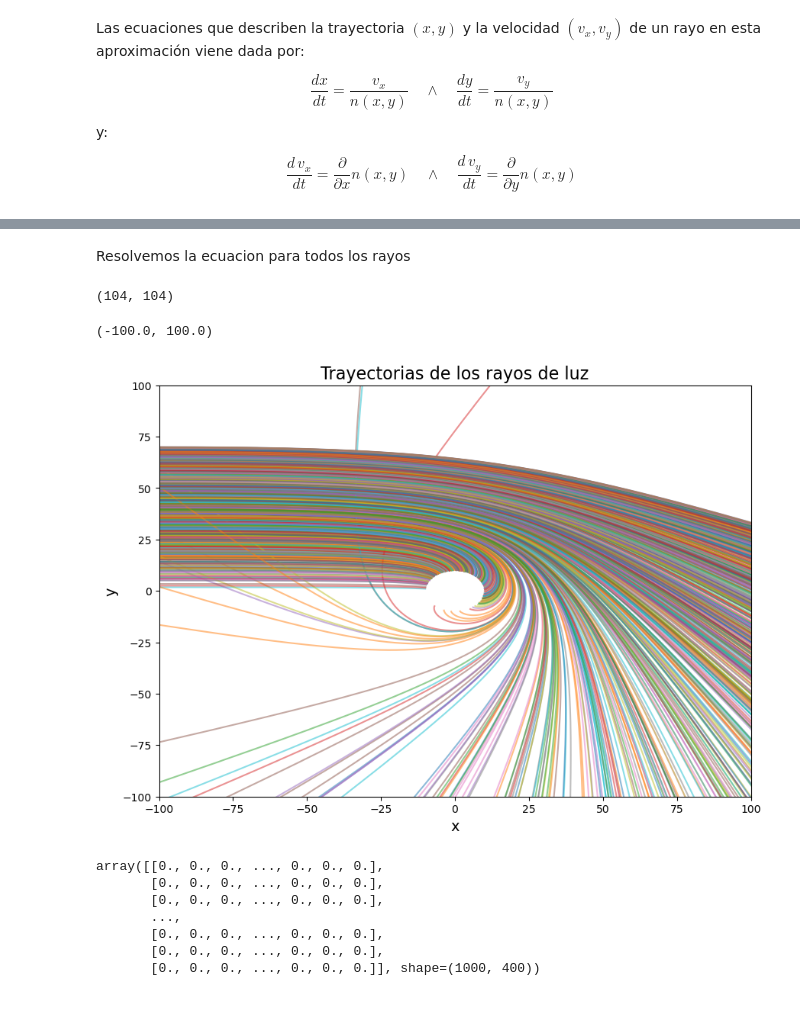
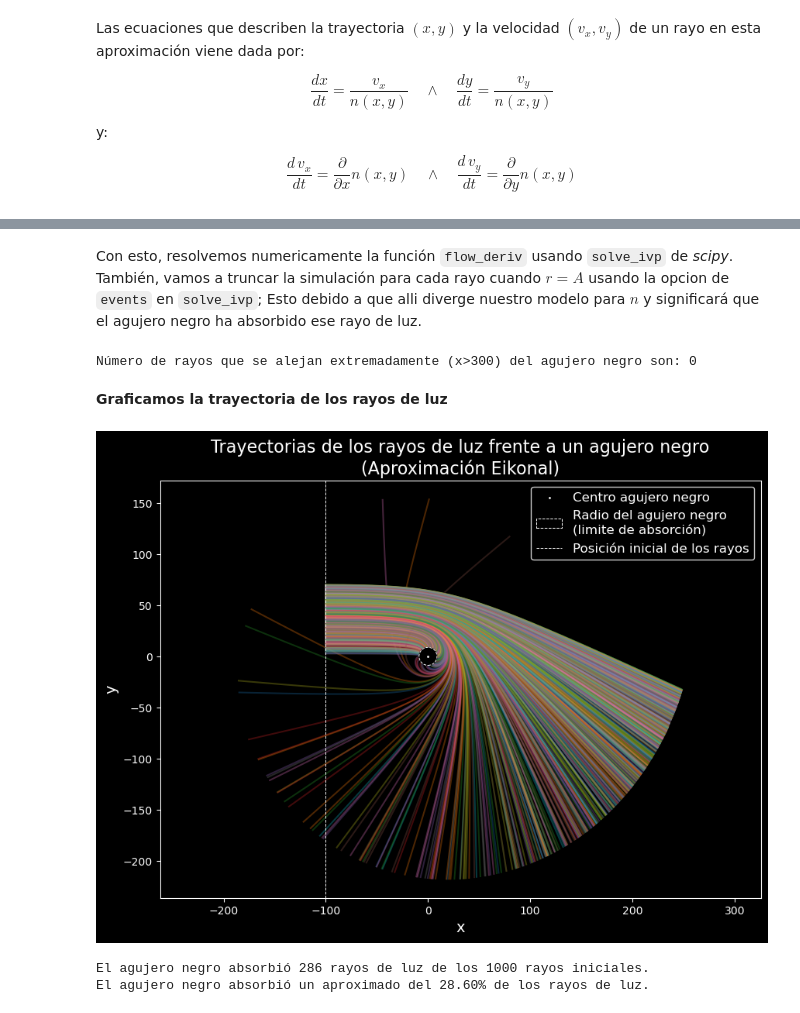
Before and after one commit to davidprez83/Ray_tracing_simulation, a Jupyter notebook: Proyecto_1.ipynb, the cells around one changed output, grey strips where cells are left out. Drawn from its saved outputs; the diff is of its cells as text; code cells hidden in the pictures.

```diff
--- a/Proyecto_1.ipynb
+++ b/Proyecto_1.ipynb
@@ -24,16 +43,16 @@ $$
 \frac{d\, v_x}{dt} = \frac{\partial }{\partial x} n(x, y) \quad \wedge \quad \frac{d\,v_y}{dt} = \frac{\partial}{\partial y} n(x, y)
 $$
 # %%
-# definimos las ecuaciones diferenciales de la trayectoria de la luz
+# definimos las ecuaciones diferenciales que modelan la trayectoria de la luz
 
 def refindex(x, y, A=10):
     eps = 1e-5
 
-    r = np.sqrt(x**2 + y**2)
+    r = rf(x, y)
 
-    n = 1 / (1 - A / (r + eps))
+    n = nf(x, y, A, eps)
 
-    fac = np.abs(1 - 9 * (A / r)**2 / 8)
+    fac = corrf(x, y, A)
 
     nx = -fac * n**2 * A * x / (r + eps)**3
     ny = -fac * n**2 * A * y / (r + eps)**3
@@ -70,5 +91,5 @@ z = rs * np.sin(theta)
 x = np.zeros(N)  # eje x
 
 # lo convertimos a coordenadas cilindricas
-r = np.sqrt(x**2 + y**2 + z**2)
+rs = np.sqrt(x**2 + y**2 + z**2)
 theta = np.arctan2(y, x)
@@ -100,11 +136,12 @@ tspan = [0, 400]
 
 # array detiempo con paso 1
 ts = np.arange(0, 400, 1)
-# %% [markdown]
-Resolvemos la ecuacion para todos los rayos
+# %% [markdown]
+Con esto, resolvemos numericamente la función `flow_deriv` usando `solve_ivp` de *scipy*. También, vamos a truncar la simulación para cada rayo cuando $r = A$ usando la opcion de `events` en `solve_ivp`; Esto debido a que alli diverge nuestro modelo para $n$ y significará que el agujero negro ha absorbido ese rayo de luz.
 # %%
 xs = []
 ys = []
+eventos = []
 
 def event_horizon(t, state):
     x, y, vx, vy = state
@@ -126,33 +163,48 @@ for i in range(N):
 
     xs.append(sol.y[0])
     ys.append(sol.y[1])
+    eventos.append(sol.t_events[0][0] if sol.t_events[0].size > 0 else np.nan)  # Guardamos el tiempo del evento o NaN si no ocurrió
+
+comprobacion_ext = np.zeros(N, dtype=bool)
+for i in range(N):
+    comprobacion_ext[i] = np.max(xs[i]) > 300
+
+print("Número de rayos que se alejan extremadamente (x>300) del agujero negro son:", np.sum(comprobacion_ext))
+# %% [output]
+Número de rayos que se alejan extremadamente (x>300) del agujero negro son: 0
-# %%
-len(sol.y[0]), len(sol.y[1])
-# %% [output]
-(104, 104)
+# %% [markdown]
+**Graficamos la trayectoria de los rayos de luz**
 # %%
-plt.figure(figsize=(10, 7))
+plt.figure(figsize=(10, 7), facecolor='black')
+
+
+ax = plt.gca()
+ax.set_facecolor('black')
+ax.tick_params(colors='white')
+for spine in ax.spines.values():
+    spine.set_color('white')
+ax.set_aspect('equal', adjustable='box')
+
+plt.scatter(0, 0, s=1, c='white', marker='o',
+            label='Centro agujero negro', zorder=5)
+
+circulo = plt.Circle((0, 0), 8.8, color='white', label='Radio del agujero negro\n(limite de absorción)',
+                     fill=False, linestyle='--', linewidth=0.7)
+ax.add_patch(circulo)
 
 for i in range(N):
-    plt.plot(xs[i], ys[i], alpha=0.5)
+    plt.plot(xs[i], ys[i], alpha=0.3)
 
-plt.title('Trayectorias de los rayos de luz', fontsize=16)
-plt.xlabel('x', fontsize=14)
-plt.ylabel('y', fontsize=14)
+plt.title('Trayectorias de los rayos de luz frente a un agujero negro\n(Aproximación Eikonal)', fontsize=16, color='white')
+plt.xlabel('x', fontsize=14, color='white')
+plt.ylabel('y', fontsize=14, color='white')
+plt.axvline(-100, color='white', linestyle='--', linewidth=0.7, label='Posición inicial de los rayos')
+plt.tick_params(colors='white')
 plt.xlim(-100, 100)
 plt.ylim(-100, 100)
-plt.savefig('trayectorias.png', dpi=300, bbox_inches='tight')
+plt.axis('equal')
+plt.legend(loc='upper right', fontsize=12, facecolor='black', edgecolor='white', labelcolor='white')
+plt.savefig('imagenes_bacanas/trayectorias.png', dpi=300, bbox_inches='tight')
 plt.show()
 # %% [output]
-(-100.0, 100.0)
-[figure, old version]
+[figure, new version]
-# %%
-xs
-# %% [output]
-array([[0., 0., 0., ..., 0., 0., 0.],
-       [0., 0., 0., ..., 0., 0., 0.],
-       [0., 0., 0., ..., 0., 0., 0.],
-       ...,
-       [0., 0., 0., ..., 0., 0., 0.],
-       [0., 0., 0., ..., 0., 0., 0.],
-       [0., 0., 0., ..., 0., 0., 0.]], shape=(1000, 400))
@@ -158,0 +214,6 @@ array([[0., 0., 0., ..., 0., 0., 0.],
+# %%
+print(f"El agujero negro absorbió {len(eventos)} rayos de luz de los {N} rayos iniciales.")
+print(f"El agujero negro absorbió un aproximado del {len(eventos)/N*100:.2f}% de los rayos de luz.")
+# %% [output]
+El agujero negro absorbió 286 rayos de luz de los 1000 rayos iniciales.
+El agujero negro absorbió un aproximado del 28.60% de los rayos de luz.
```
Also changed, not shown: parts of 21 cells of this notebook, 4 other files.
